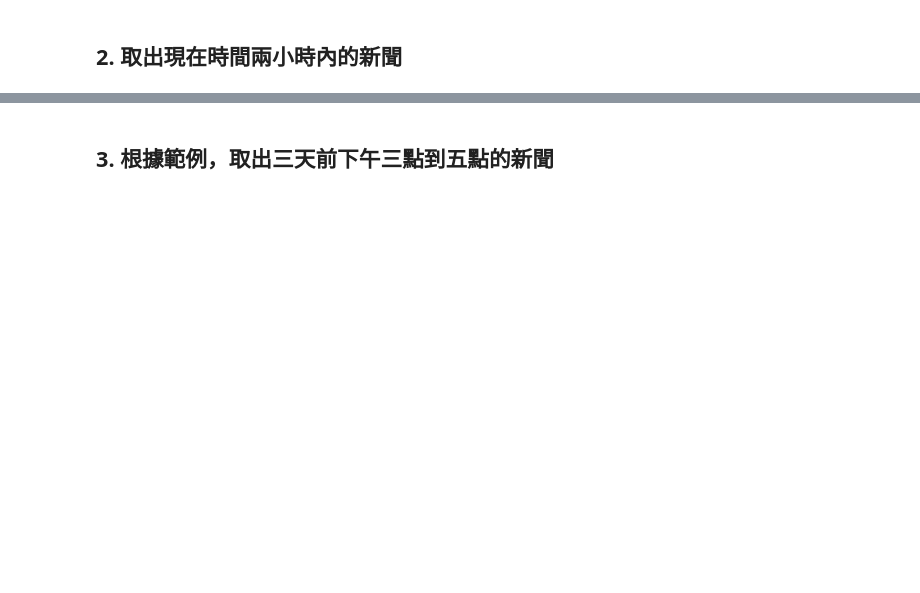
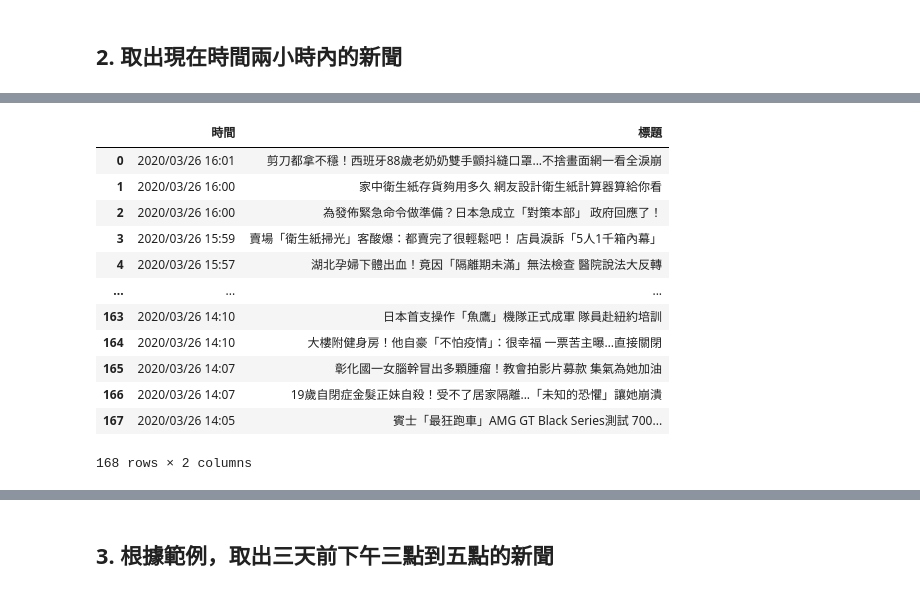
Before and after one commit to Ho-Song-Chang/2nd-PyCrawlerMarathon, a Jupyter notebook: homework/Day021_HW.ipynb, the cells around one changed output, grey strips where cells are left out. Drawn from its saved outputs; the diff is of its cells as text; code cells hidden in the pictures; blank space fills up the shorter version.

```diff
--- a/homework/Day021_HW.ipynb
+++ b/homework/Day021_HW.ipynb
@@ -59,0 +116,33 @@ Your Code
+# %%
+from datetime import datetime, timedelta
+two_hours_ago_time = datetime.now() - timedelta(hours=2)
+
+# 取得資料（整理成好的格式）
+news = []
+
+for d in soup.find(class_="part_list_2").find_all('h3'):
+    # 比兩小時前早的話就結束
+    if datetime.strptime(d.find(class_="date").text, '%Y/%m/%d %H:%M') < two_hours_ago_time:
+        break
+
+    news.append({
+        '時間': d.find(class_="date").text,
+        '標題': d.find_all('a')[-1].text
+    })
+
+import pandas as pd
+pd.DataFrame(news)
+# %% [output]
+|  | 時間 | 標題 |
+| 0 | 2020/03/26 16:01 | 剪刀都拿不穩！西班牙88歲老奶奶雙手顫抖縫口罩...不捨畫面網一看全淚崩 |
+| 1 | 2020/03/26 16:00 | 家中衛生紙存貨夠用多久 網友設計衛生紙計算器算給你看 |
+| 2 | 2020/03/26 16:00 | 為發佈緊急命令做準備？日本急成立「對策本部」 政府回應了！ |
+| 3 | 2020/03/26 15:59 | 賣場「衛生紙掃光」客酸爆：都賣完了很輕鬆吧！ 店員淚訴「5人1千箱內幕」 |
+| 4 | 2020/03/26 15:57 | 湖北孕婦下體出血！竟因「隔離期未滿」無法檢查 醫院說法大反轉 |
+| ... | ... | ... |
+| 163 | 2020/03/26 14:10 | 日本首支操作「魚鷹」機隊正式成軍 隊員赴紐約培訓 |
+| 164 | 2020/03/26 14:10 | 大樓附健身房！他自豪「不怕疫情」：很幸福 一票苦主曝…直接關閉 |
+| 165 | 2020/03/26 14:07 | 彰化國一女腦幹冒出多顆腫瘤！教會拍影片募款 集氣為她加油 |
+| 166 | 2020/03/26 14:07 | 19歲自閉症金髮正妹自殺！受不了居家隔離...「未知的恐懼」讓她崩潰 |
+| 167 | 2020/03/26 14:05 | 賓士「最狂跑車」AMG GT Black Series測試 700... |
+168 rows × 2 columns
```
Also changed, not shown: parts of 10 cells of this notebook.
